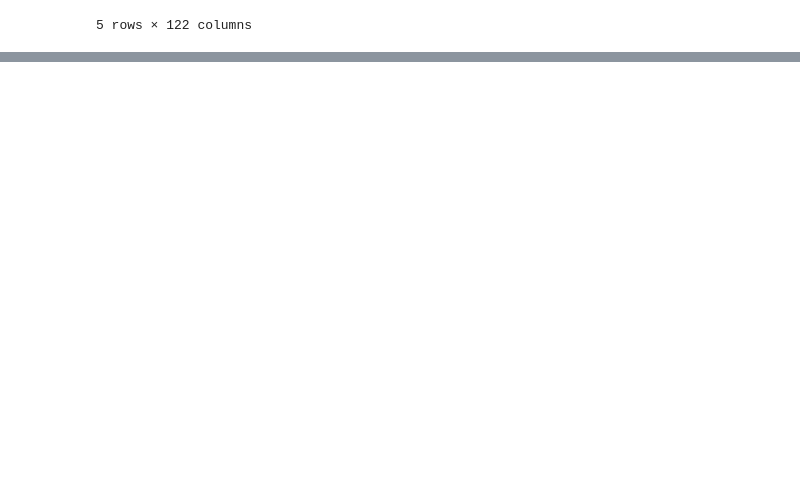
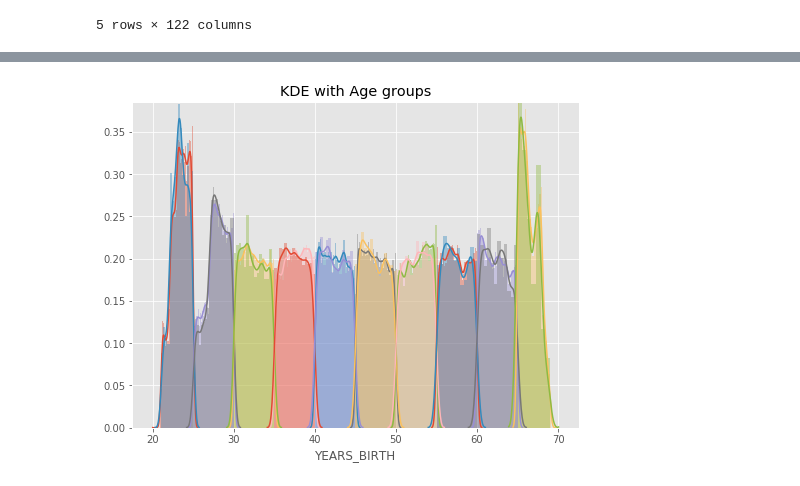
Before and after one commit to kevin801221/ML100days, a Jupyter notebook: Day_016_HW.ipynb, the cells around one changed output, grey strips where cells are left out. Drawn from its saved outputs; the diff is of its cells as text; code cells hidden in the pictures; blank space fills up the shorter version.

```diff
--- a/Day_016_HW.ipynb
+++ b/Day_016_HW.ipynb
@@ -82,18 +114,19 @@ Name: YEARS_BINNED, dtype: int64
 # %%
 # 繪圖前先排序 / 分組
-"""
-Your Code Here
-"""
-year_group_sorted =
+
+year_group_sorted = np.sort(age_data["YEARS_BINNED"].unique())
 
 plt.figure(figsize=(8,6))
 for i in range(len(year_group_sorted)):
+
     sns.distplot(age_data.loc[(age_data['YEARS_BINNED'] == year_group_sorted[i]) & \
                               (age_data['TARGET'] == 0), 'YEARS_BIRTH'], label = str(year_group_sorted[i]))
 
     sns.distplot(age_data.loc[(age_data['YEARS_BINNED'] == year_group_sorted[i]) & \
                               (age_data['TARGET'] == 1), 'YEARS_BIRTH'], label = str(year_group_sorted[i]))
-plt.title('KDE with Age groups')
+    plt.title('KDE with Age groups')
 plt.show()
+# %% [output]
+[figure, added]
 # %%
 # 計算每個年齡區間的 Target、DAYS_BIRTH與 YEARS_BIRTH 的平均值
```
Also changed, not shown: parts of 5 cells of this notebook.
